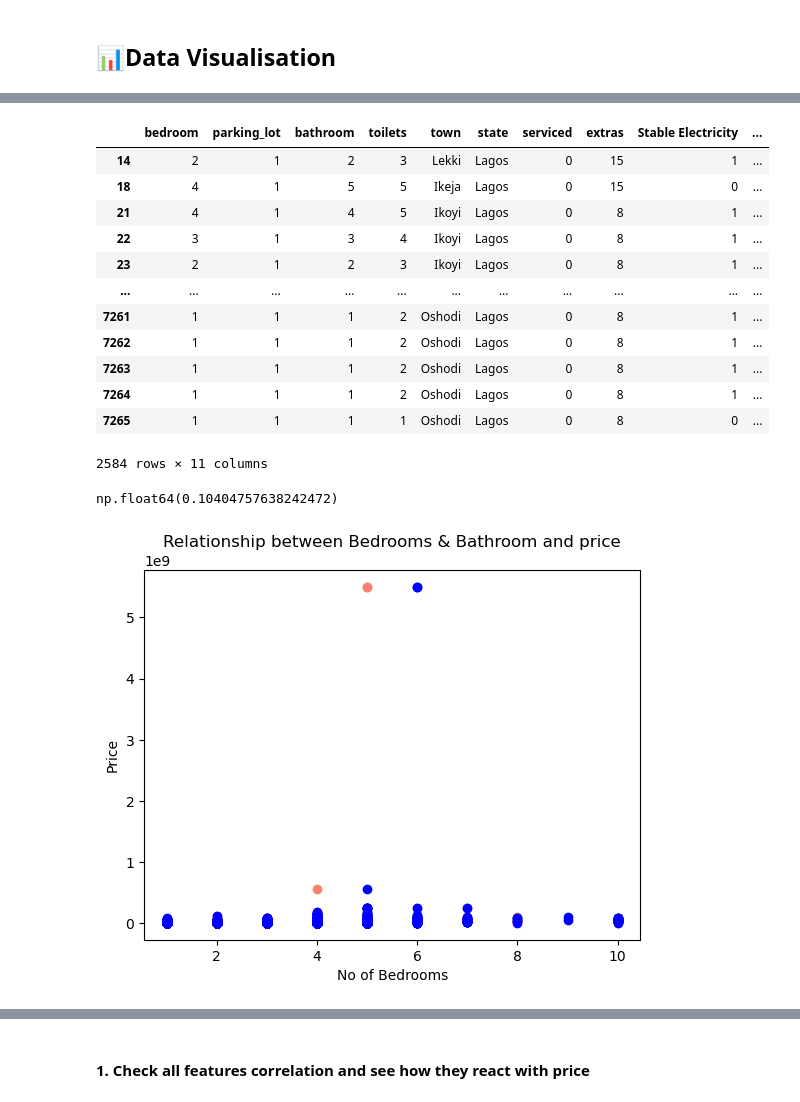
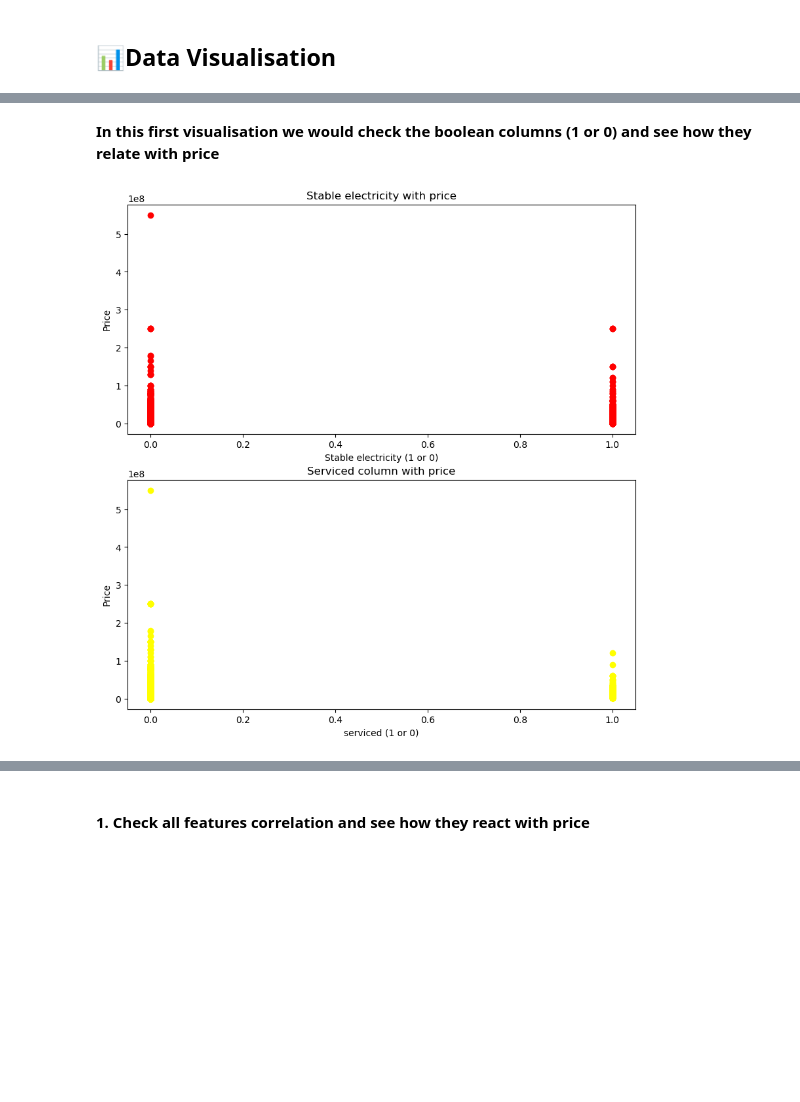
Before and after one commit to IamMishael06/marsHouse, a Jupyter notebook: Model/house_price_model.ipynb, the cells around one changed output, grey strips where cells are left out. Cells and saved outputs as stored; diff of their text form; code cells hidden in the pictures; blank space fills up the shorter version.

```diff
--- a/Model/house_price_model.ipynb
+++ b/Model/house_price_model.ipynb
@@ -121,28 +114,12 @@ df[df["serviced"] == 1]
-# %%
-df[df["extras"] >= 5]
-# %% [output]
-|  | bedroom | parking_lot | bathroom | toilets | town | state | serviced | extras | Stable Electricity | ... |
-| 14 | 2 | 1 | 2 | 3 | Lekki | Lagos | 0 | 15 | 1 | ... |
-| 18 | 4 | 1 | 5 | 5 | Ikeja | Lagos | 0 | 15 | 0 | ... |
-| 21 | 4 | 1 | 4 | 5 | Ikoyi | Lagos | 0 | 8 | 1 | ... |
-| 22 | 3 | 1 | 3 | 4 | Ikoyi | Lagos | 0 | 8 | 1 | ... |
-| 23 | 2 | 1 | 2 | 3 | Ikoyi | Lagos | 0 | 8 | 1 | ... |
-| ... | ... | ... | ... | ... | ... | ... | ... | ... | ... | ... |
-| 7261 | 1 | 1 | 1 | 2 | Oshodi | Lagos | 0 | 8 | 1 | ... |
-| 7262 | 1 | 1 | 1 | 2 | Oshodi | Lagos | 0 | 8 | 1 | ... |
-| 7263 | 1 | 1 | 1 | 2 | Oshodi | Lagos | 0 | 8 | 1 | ... |
-| 7264 | 1 | 1 | 1 | 2 | Oshodi | Lagos | 0 | 8 | 1 | ... |
-| 7265 | 1 | 1 | 1 | 1 | Oshodi | Lagos | 0 | 8 | 0 | ... |
-2584 rows × 11 columns
-# %%
-df.bedroom.corr(df.price)
-# %% [output]
-np.float64(0.10404757638242472)
-# %%
-plt.scatter(df.bedroom, df.price, c= ["salmon"])
-plt.scatter(df.bathroom, df.price, c= ["blue"])
-plt.xlabel("No of Bedrooms")
-plt.ylabel("Price")
-plt.title("Relationship between Bedrooms & Bathroom and price");
-# %% [output]
-[figure, removed]
+# %% [markdown]
+<strong>In this first visualisation we would check the boolean columns (1 or 0) and see how they relate with price<strong>
+# %%
+fig, ((ax1),(ax2)) = plt.subplots(nrows=2, ncols=1,figsize=(10,10))
+# axis 1 plotting stable electricity aganist price
+ax1.scatter(x=df["Stable Electricity"], y=df.price, c=["red"])
+ax1.set(title="Stable electricity with price",ylabel="Price", xlabel="Stable electricity (1 or 0)" );
+# axis 2 plotting serviced houses aganist price
+ax2.scatter(x=df["serviced"], y=df.price, c=["yellow"])
+ax2.set(title="Serviced column with price",ylabel="Price", xlabel="serviced (1 or 0)" );
+# %% [output]
+[figure, added]
```
Also changed, not shown: parts of 48 cells of this notebook, 4 other files.
